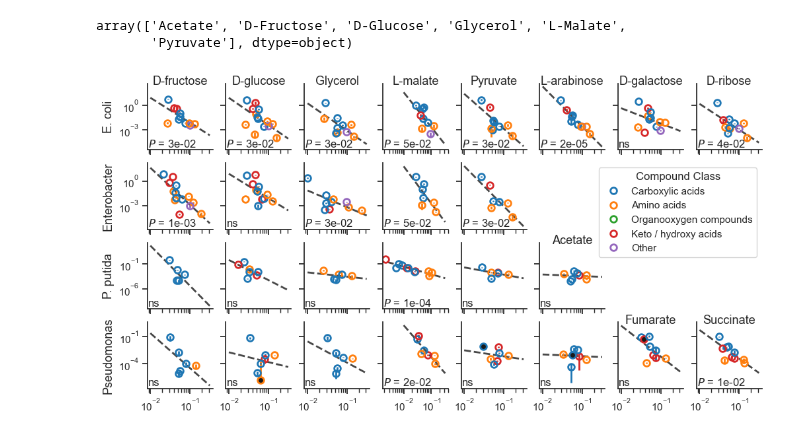
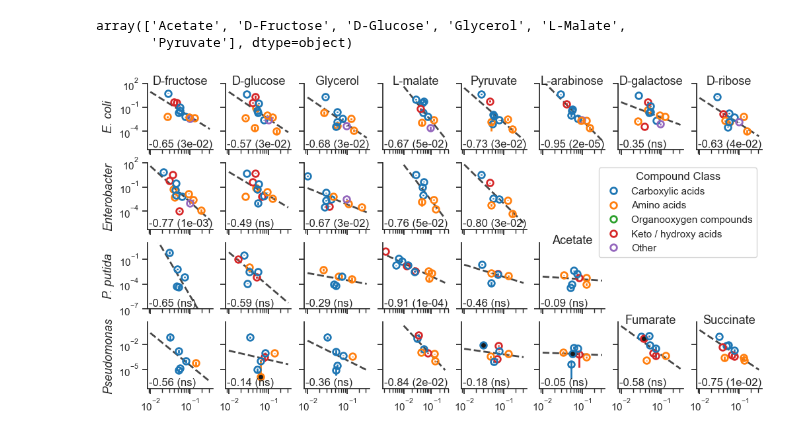
Before and after one commit to sulheim/metabolite-release, a Jupyter notebook: notebooks/1_release_rates/4_div/4C_make_figure_1.ipynb, the cells around one changed output. Saved outputs shown, nothing was run; the diff lists cells and outputs as text; code cells hidden in the pictures.

```diff
--- a/notebooks/1_release_rates/4_div/4C_make_figure_1.ipynb
+++ b/notebooks/1_release_rates/4_div/4C_make_figure_1.ipynb
@@ -284,19 +284,19 @@ for i, species in enumerate(species_list):
                          markeredgecolor=pcolors[j], markerfacecolor=markerfacecolor,
                          markeredgewidth = 2, ms = 7, lw = 2,
                          ecolor = pcolors[j])
-    axes[i].set_title(species, fontsize = 14)
+    axes[i].set_title(species, fontsize = 14, fontstyle = 'italic')
     slope, intercept, rvalue, pvalue, _ = linregress(logx,logy)
     pearson_r, pearson_p = st.pearsonr(logx, logy)
-    print(species, slope, intercept, rvalue, pvalue, pearson_r, pearson_p)
+    print(species, slope, intercept, ' R2 ', rvalue**2, pvalue, pearson_r, pearson_p)
     xarr, yarr, xarr10, yarr10 = linear_fit(slope, intercept, logx)
     axes[i].plot(xarr10, yarr10, ls = '--', c = 'k', lw = 2, zorder=-1, alpha = 0.8)
     # axes[i].annotate(fr'$\rho$ = {rvalue:.2f}', (0.65, 0.9), xycoords = 'axes fraction')
     # axes[i].annotate(fr'p-val = {pvalue:.0e}', (0.56, 0.8), xycoords = 'axes fraction')
-    if pvalue < 0.05:
-        pval_label = f'$P$ = {pvalue:.0e}'#p<0.001'
+    if pearson_p < 0.05:
+        pval_label = f'$P$ = {pearson_p:.0e}'#p<0.001'
     else:
         pval_label='ns'
-    axes[i].annotate(pval_label, (0.01, 0.01), xycoords = 'axes fraction', va = 'bottom', ha = 'left')#, fontsize = 10)
+    axes[i].annotate(fr'$\rho$ = {rvalue:.2f} ({pval_label})', (0.01, 0.01), xycoords = 'axes fraction', va = 'bottom', ha = 'left')#, fontsize = 10)
     axes[i].set_yscale('log')
     axes[i].set_xscale('log')
     axes[i].set_ylim([1e-8, 30])
@@ -361,26 +361,29 @@ for i, cs in enumerate(df_s['Carbon source'].unique()):
     axes[i].set_title(cs, fontsize=12)
     slope, intercept, rvalue, pvalue, _ = linregress(logx,logy)
     xarr, yarr, xarr10, yarr10 = linear_fit(slope, intercept, logx)
+    pearson_r, pearson_p = st.pearsonr(logx, logy)
+
     axes[i].plot(xarr10, yarr10, ls = '--', c = 'k', lw = 2, zorder=-1, alpha = 0.8)
     # axes[i].annotate(fr'$\rho$ = {rvalue:.2f}', (0.65, 0.9), xycoords = 'axes fraction')
     # axes[i].annotate(fr'p-val = {pvalue:.0e}', (0.56, 0.8), xycoords = 'axes fraction')
-    axes[i].annotate(f'$P$ = {pvalue:.0e}', (0.01, 0.01), xycoords = 'axes fraction', ha = 'left', va = 'bottom')
+    axes[i].annotate(fr'$\rho$ = {pearson_r:.2f} ($P$ = {pvalue:.0e})', (0.01, 0.01), xycoords = 'axes fraction', ha = 'left', va = 'bottom')
     axes[i].set_yscale('log')
     axes[i].set_xscale('log')
     # sns.regplot(x = logx, y = logy, scatter = False, color = 'gray', ax = axes[i], line_kws={'ls':'--', 'lw': 2})#, truncate=False
-
+    print(cs, 'R2:', rvalue**2, 'p-value:', pvalue, 'Pearson r:', rvalue)
 # axes[0].set_ylabel(r'$\rm{log}_{10}$(Rate [mmol/gDW/h])')
 # fig.supylabel(r'Rate [$\rm{mmol \cdot gDW^{-1} \cdot h^{-1}}$]', x = 0.06, size = 12)
 # axes[3].set_ylim([1e-5, 1])
 
 # axes[1].set_xlim([0.015, 0.25])
-# axes[0].set_ylim(-6, 1.5)
+axes[0].set_ylim(1e-8,10)
 sns.despine()
 # fig.supxlabel(r'Metabolite value [$\rm{gDW \cdot mmol^{-1}}$]', y = 0.05, size = 12)
 # plt.tight_layout()
 # plt.subplots_adjust(hspace = 0.4, left=0.15, bottom=0.3)
 plt.subplots_adjust(wspace = 0.11, hspace = 0.3, left=0.15, right=0.95, top=0.88, bottom=0.35)
-print(axes[0].get_xlim(), axes[0].get_ylim())
+# print(axes[0].get_xlim(), axes[0].get_ylim())
+
 plt.savefig(figure_folder / '1_sintef rates.pdf')
 # sns.scatterplot(data = df_no_cg_p, x = 'log10(Metabolite value [gDW/mmol])', y = 'log10(Rate [mmol/gDW/h])')
 # p = sns.relplot(data = df_no_cg_p, x = 'log10(Metabolite value [gDW/mmol])', y = 'log10(Rate [mmol/gDW/h])', col = 'Species', col_wrap=3, hue = 'Compound class', s = 100, facet_kws={'sharex': False, 'sharey': False})
@@ -467,49 +472,54 @@ for k, s in enumerate(strains):
         if (k == 0) or ((k==3)&(i>5)) or ((k==2)&(i>4)):
             axes[k,i].set_title(cs.capitalize(), fontsize = 13, y = 0.9)
         if i == 0:
-            axes[k,i].set_ylabel(strain_name_mapping[s], fontsize=13)
+            axes[k,i].set_ylabel(strain_name_mapping[s], fontsize=13, fontstyle='italic')
             axes[k,i].yaxis.set_label_position("left")
+
         slope, intercept, rvalue, pvalue, _ = linregress(logx,logy)
+        pearson_r, pearson_p = st.pearsonr(logx, logy)
         xarr, yarr, xarr10, yarr10 = linear_fit(slope, intercept, logx, xmin = min(-2, np.round(logx.min(), 1)), xmax = -0.5)
         axes[k,i].plot(xarr10, yarr10, ls = '--', c = 'k', lw =2, zorder = -1, alpha = 0.8)
         # axes[k,i].annotate(fr'$\rho$ = {rvalue:.2f}', (0.65, 0.9), xycoords = 'axes fraction')
         if pvalue >= 0.05:
-            axes[k,i].annotate('ns', (0.01, 0.01), xycoords = 'axes fraction', ha = 'left', va = 'bottom')
-        # elif 0.01 < pvalue < 0.05:
-        #     axes[k,i].annotate('p<0.05', (0.01, 0.01), xycoords = 'axes fraction', ha = 'left', va = 'bottom')
-        # elif 0.001 < pvalue < 0.01:
-        #     axes[k,i].annotate('p<0.01', (0.01, 0.01), xycoords = 'axes fraction', ha = 'left', va = 'bottom')
+            pval_label = '(ns)'
         else:
-            axes[k,i].annotate(f'$P$ = {pvalue:.0e}', (0.01, 0.01), xycoords = 'axes fraction', ha = 'left', va = 'bottom')
+            pval_label = f'({pearson_p:.0e})'#
+
+        axes[k,i].annotate(f'{pearson_r:.2f} {pval_label}', (0.02, 0.01), xycoords = 'axes fraction', ha = 'left', va = 'bottom')
         axes[k,i].set_yscale('log')
         axes[k,i].set_xscale('log')
     i += 1
         # axes[k,i].set_xlim(min(1e-2, xarr.min()*0.8), 1)
     while i < 8:
         axes[k,i].set_visible(False)
         i+=1
 
+# for i in range(4):
+axes[0,0].set_ylim(5e-7, 1e2)
+axes[1,0].set_ylim(5e-7, 1e2)
+axes[2,0].set_ylim(1e-7, 1e1)
+axes[3,0].set_ylim(5e-8, 5e0)
 
 sns.despine()
 # fig.supxlabel(r'Metabolite value [$\rm{gDW \cdot mmol^{-1}}$]', x = 0.5, y = 0, size = 14, ha = 'center')
 # fig.supylabel(r'Rate [$\rm{mmol \cdot gDW^{-1} \cdot h^{-1}}$]',y = 0.5,x = 0.03, size = 14, va = 'center')
 plt.subplots_adjust(hspace = 0.2, wspace=0.2)
 # plt.tight_layout()
 # Create a legend for the compound classes
 legend_handles = [
     mlines.Line2D([], [], color=color, marker='o', linestyle='None', markersize=7, label=compound_class,
                   markeredgewidth=2, markerfacecolor='none')
     for compound_class, color in cclass_color.items()
 ]
 fig.legend(
     handles=legend_handles,
     loc='upper right',
     bbox_to_anchor=(0.9, 0.68),
     ncol=1,
     title='Compound Class',
 )
 plt.savefig(figure_folder / '1_vila_2023_rates.pdf')
 # sns.scatterplot(data = df_no_cg_p, x = 'log10(Metabolite value [gDW/mmol])', y = 'log10(Rate [mmol/gDW/h])')
 # p = sns.relplot(data = df_no_cg_p, x = 'log10(Metabolite value [gDW/mmol])', y = 'log10(Rate [mmol/gDW/h])', col = 'Species', col_wrap=3, hue = 'Compound class', s = 100, facet_kws={'sharex': False, 'sharey': False})
 # %% [output]
-[figure, old version]
+[figure, new version]
```
Also changed, not shown: parts of 2 cells of this notebook, 7 other files.
